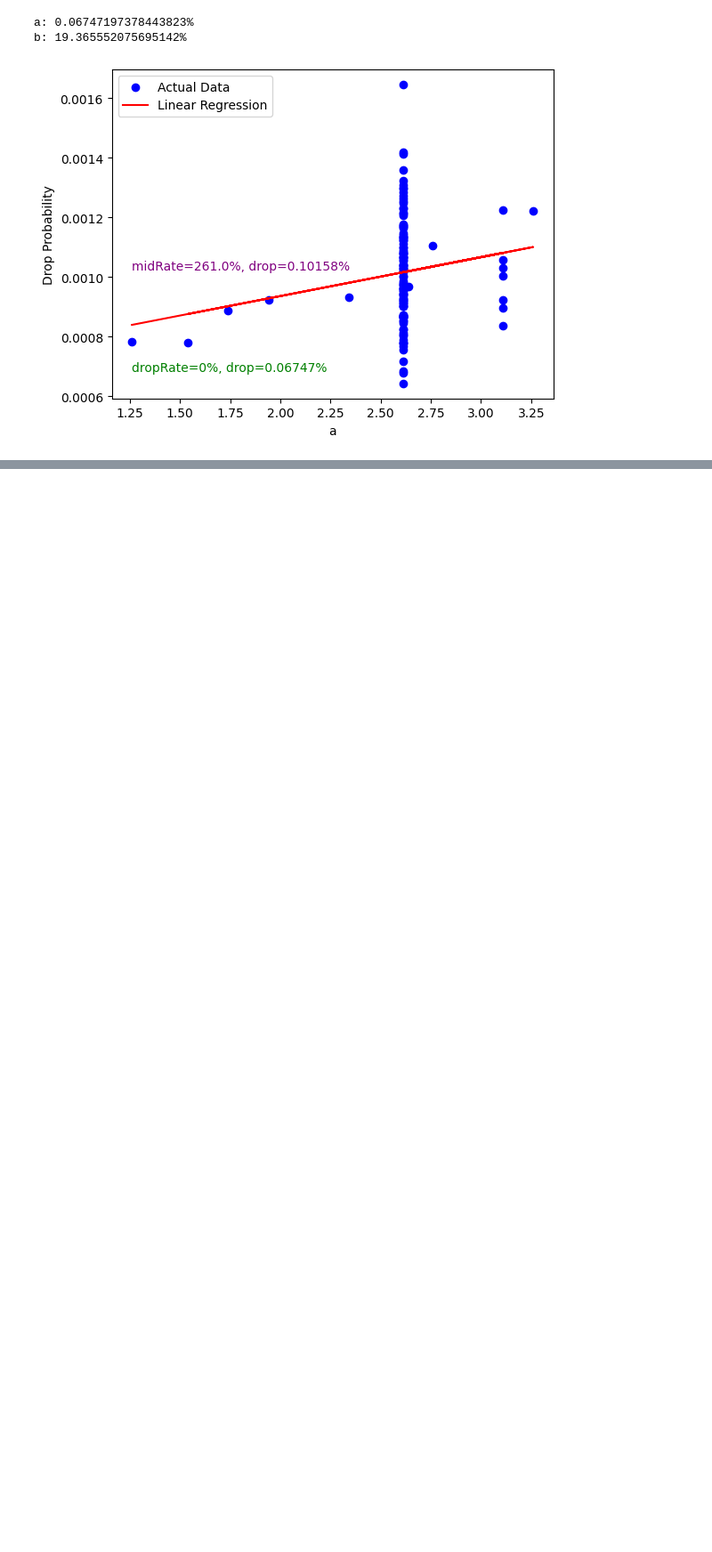
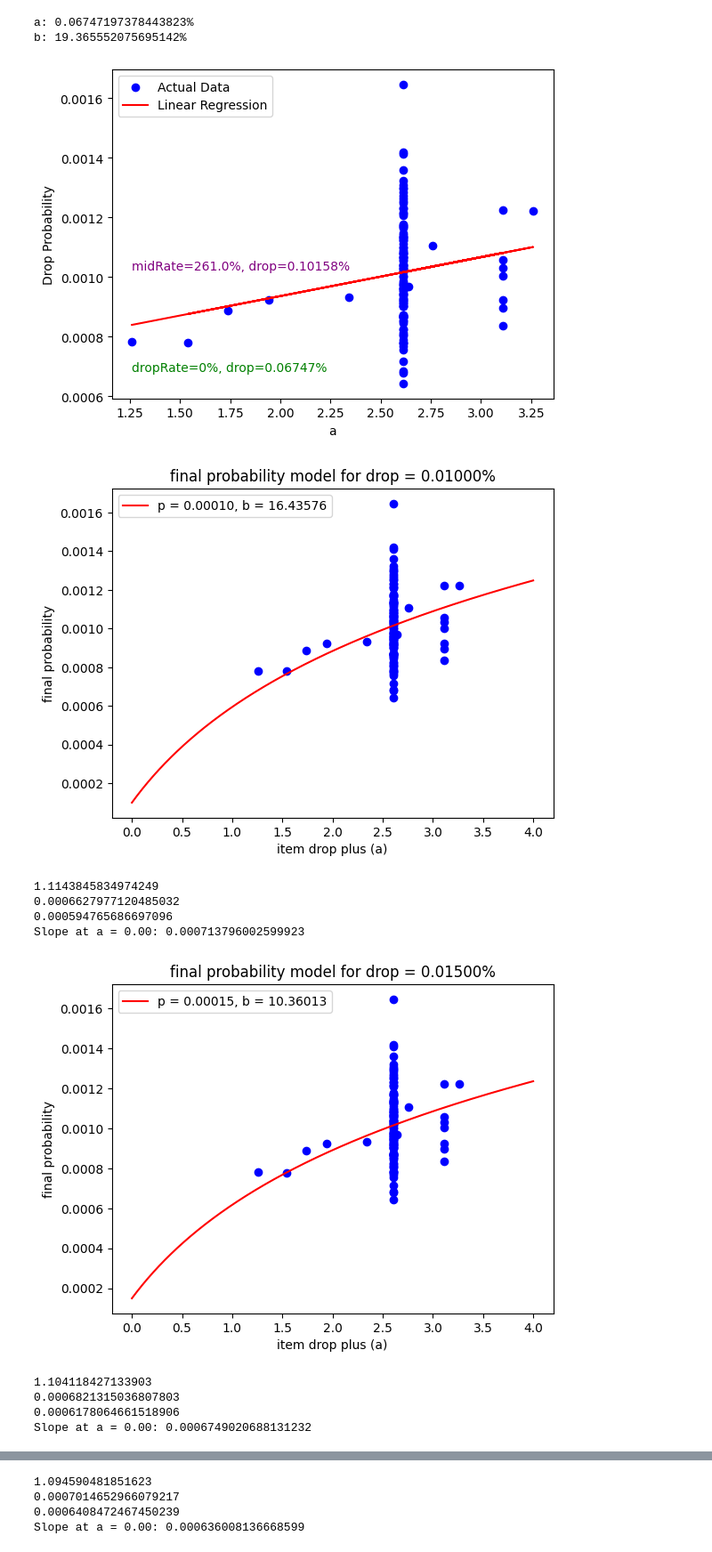
Before and after one commit to Q110722/fragsDR, a Jupyter notebook: Untitled.ipynb, the cells around one changed output, grey strips where cells are left out. Shown at 89% size. Drawn from its saved outputs; the diff is of its cells as text; code cells hidden in the pictures; blank space fills up the shorter version.

```diff
--- a/Untitled.ipynb
+++ b/Untitled.ipynb
@@ -454,3 +448,76 @@ plt.show()
 a: 0.06747197378443823%
 b: 19.365552075695142%
 [figure]
+# %%
+import numpy as np
+from scipy.optimize import curve_fit
+import matplotlib.pyplot as plt
+
+# 마리수 임시 합병용 데이터
+n = 9000
+n2 = 9500
+n3 = 1630 * 5
+n4 = 1760 * 5
+n5 = 1920 * 5
+
+# 데이터. 드랍, 조각, 마리수
+a = np.array([1.26, 2.34, 2.76, 3.26, 1.54, 1.74, 1.94, 2.64])
+item_counts = np.array([7.04, 8.4, 10.5, 11.6, 432 / 68, 383 / 53, 423 / 52, 446 / 48])
+mob_counts = np.array([n, n, n2, n2, n3, n3, n4, n5])
+
+# 데이터 병합
+all_a_values = np.concatenate([a, data_add_inven_2366485])
+all_item_counts = np.concatenate([item_counts, fourth_column_frags_values / 4])
+all_mob_counts = np.concatenate([mob_counts, sixth_column_values / 4])
+
+# p 골라보기
+p_values = np.linspace(0.0001, 0.001, 19)
+
+# 각 p 최적 b
+for p_fixed in p_values:
+    final_probabilities = all_item_counts / all_mob_counts
+
+    def final_probability_model(a, b):
+        return p_fixed * (1 + b * np.log10(a + 1))
+
+    # 최소 자승법
+    popt, pcov = curve_fit(final_probability_model, all_a_values, final_probabilities, bounds=(0, np.inf))
+    optimal_b = popt[0]
+
+    # 회귀선
+    a_values_for_plot = np.linspace(0, 4, 1000)
+    final_probabilities_for_plot = p_fixed * (1 + optimal_b * np.log10(a_values_for_plot + 1))
+    plt.plot(a_values_for_plot, final_probabilities_for_plot, label=f'p = {p_fixed:.5f}, b = {optimal_b:.5f}', color= 'red')
+
+    # 데이터
+    plt.scatter(all_a_values, final_probabilities, color='blue')
+
+    # 그래프 출력
+    plt.xlabel('item drop plus (a)')
+    plt.ylabel('final probability')
+    plt.title(f'final probability model for drop = {p_fixed*100:.5f}%')
+    plt.legend()
+    plt.show()
+
+    a_value_for_slope = 0
+    rate = (1 + a_value_for_slope)
+    a_value_gap = 0.2
+    ratio = final_probability_model(rate + a_value_gap, optimal_b) / final_probability_model(rate, optimal_b)
+    print(ratio)
+    print(final_probability_model(rate + a_value_gap, optimal_b))
+    print(final_probability_model(rate, optimal_b))
+
+    slope = p_fixed * optimal_b / (np.log(10) * (a_value_for_slope + 1))
+
+    print(f"Slope at a = {a_value_for_slope:.2f}: {slope}")
+# %% [output]
+[figure, added]
+1.1143845834974249
+0.0006627977120485032
+0.000594765686697096
+Slope at a = 0.00: 0.000713796002599923
+[figure, added]
+1.104118427133903
+0.0006821315036807803
+0.0006178064661518906
+Slope at a = 0.00: 0.0006749020688131232
@@ -456,0 +525,4 @@ b: 19.365552075695142%
+1.094590481851623
+0.0007014652966079217
+0.0006408472467450239
+Slope at a = 0.00: 0.000636008136668599
```
Also changed, not shown: parts of 5 cells of this notebook.
